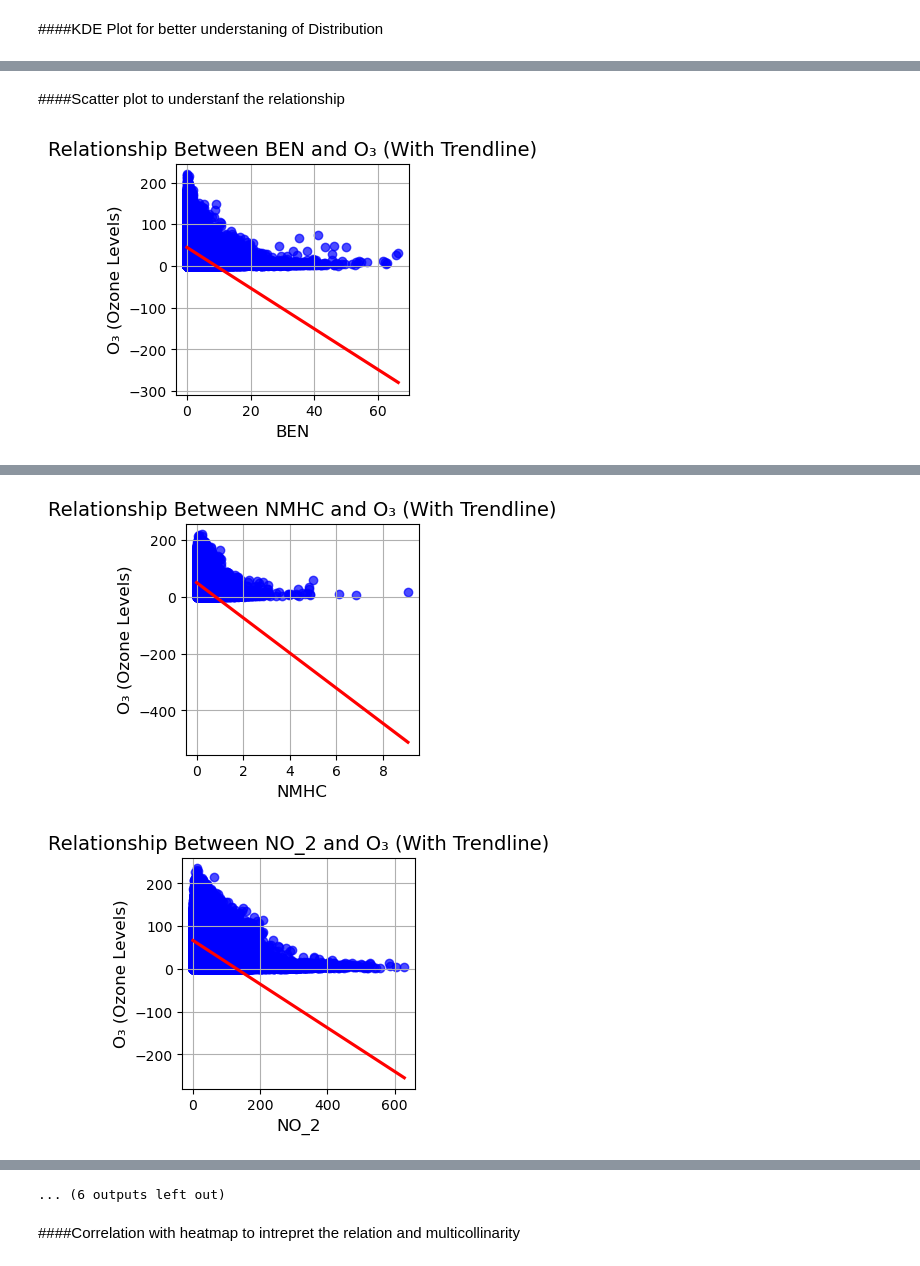
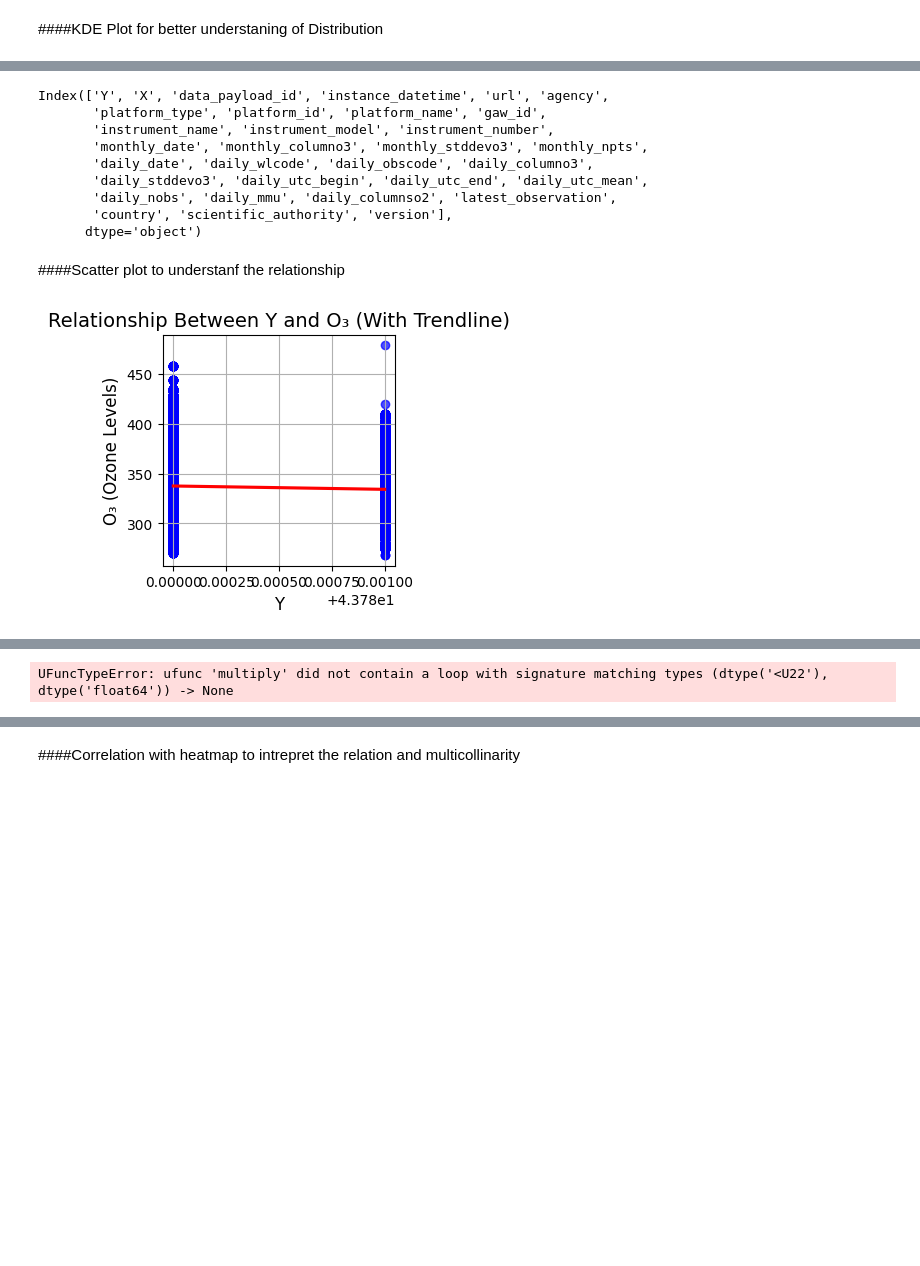
Before and after one commit to Abir784/Predictve-analysis-of-ozone-layer-using-ML, a Jupyter notebook: T2420363_Predictive Analysis of the Montreal Protocol's Impact on Ozone Layer Recovery and Skin Cancer Rates Using Machine Learning.ipynb, the cells around one changed output, grey strips where cells are left out. Drawn from its saved outputs; the diff is of its cells as text; code cells hidden in the pictures; blank space fills up the shorter version.

Commit message:
worked with new dataset

```diff
--- a/T2420363_Predictive Analysis of the Montreal Protocol's Impact on Ozone Layer Recovery and Skin Cancer Rates Using Machine Learning.ipynb
+++ b/T2420363_Predictive Analysis of the Montreal Protocol's Impact on Ozone Layer Recovery and Skin Cancer Rates Using Machine Learning.ipynb
@@ -118,3 +38,11 @@ df_init=df.copy()
+# %%
+#step 2 Reading Data
+df=pd.read_csv("New Dataset/result.csv")
+
+# df=pd.concat([df1, df2, df3,df4,df5,df6,df7,df8,df9, df10, df11,df12,df13,df14,df15,df16, df17,df18], axis=0)
+# df = df.reset_index(drop=True)
+# df['date'] = pd.to_datetime(df['date'],infer_datetime_format=True)
+df_init=df.copy()
 # %%
 print('Features:')
 for i,j in enumerate(df.columns):
@@ -251,27 +206,45 @@ for i in df.select_dtypes(include=['number', 'datetime']).columns:
 ... (7 outputs left out)
+# %%
+print(df.columns)
+# %% [output]
+Index(['Y', 'X', 'data_payload_id', 'instance_datetime', 'url', 'agency',
+       'platform_type', 'platform_id', 'platform_name', 'gaw_id',
+       'instrument_name', 'instrument_model', 'instrument_number',
+       'monthly_date', 'monthly_columno3', 'monthly_stddevo3', 'monthly_npts',
+       'daily_date', 'daily_wlcode', 'daily_obscode', 'daily_columno3',
+       'daily_stddevo3', 'daily_utc_begin', 'daily_utc_end', 'daily_utc_mean',
+       'daily_nobs', 'daily_mmu', 'daily_columnso2', 'latest_observation',
+       'country', 'scientific_authority', 'version'],
+      dtype='object')
 # %% [markdown]
 ####Scatter plot to understanf the relationship
 # %%
 # # #scatter plot understand the relationship
 ## List of features to analyze
 
 
-features = ['BEN', 'CO', 'EBE', 'MXY', 'NMHC', 'NO_2', 'NOx', 'OXY',
-       'PM10', 'PXY', 'SO_2', 'TCH', 'TOL', 'station','PM25','CH4','date']
+features =['Y', 'X', 'data_payload_id', 'instance_datetime', 'url', 'agency',
+       'platform_type', 'platform_id', 'platform_name', 'gaw_id',
+       'instrument_name', 'instrument_model', 'instrument_number',
+       'monthly_date', 'monthly_stddevo3', 'monthly_npts',
+       'daily_date', 'daily_wlcode', 'daily_obscode', 'daily_columno3',
+       'daily_stddevo3', 'daily_utc_begin', 'daily_utc_end', 'daily_utc_mean',
+       'daily_nobs', 'daily_mmu', 'daily_columnso2', 'latest_observation',
+       'country', 'scientific_authority', 'version']
 
 for feature in features:
         plt.figure(figsize=(3, 3))
         sns.regplot(
             data=df,
             x=feature,
-            y='O_3',
+            y='monthly_columno3',
             scatter_kws={'alpha': 0.7, 'color': 'blue'},
             line_kws={'color': 'red'}
         )
         plt.title(f'Relationship Between {feature} and O₃ (With Trendline)', fontsize=14)
         plt.xlabel(feature, fontsize=12)
         plt.ylabel('O₃ (Ozone Levels)', fontsize=12)
         plt.grid(True)
         plt.show()
 # %% [output]
-[figure, old version]
+[figure, new version]
@@ -279,0 +253 @@ for feature in features:
+UFuncTypeError: ufunc 'multiply' did not contain a loop with signature matching types (dtype('<U22'), dtype('float64')) -> None
@@ -281,2 +254,0 @@ for feature in features:
-[figure, removed]
-[figure, removed]
@@ -289,4 +255,3 @@ for feature in features:
-... (6 outputs left out)
 # %% [markdown]
 ####Correlation with heatmap to intrepret the relation and multicollinarity
 # %%
```
Also changed, not shown: parts of 28 cells of this notebook, 25 other files.
